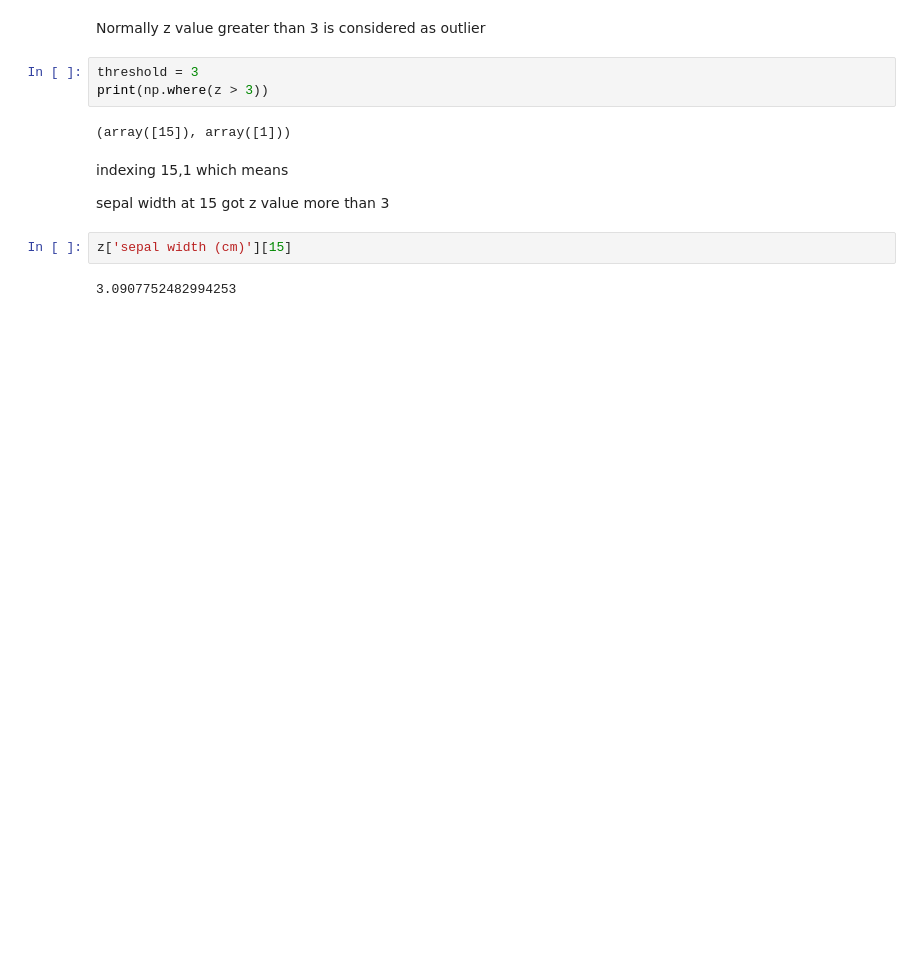
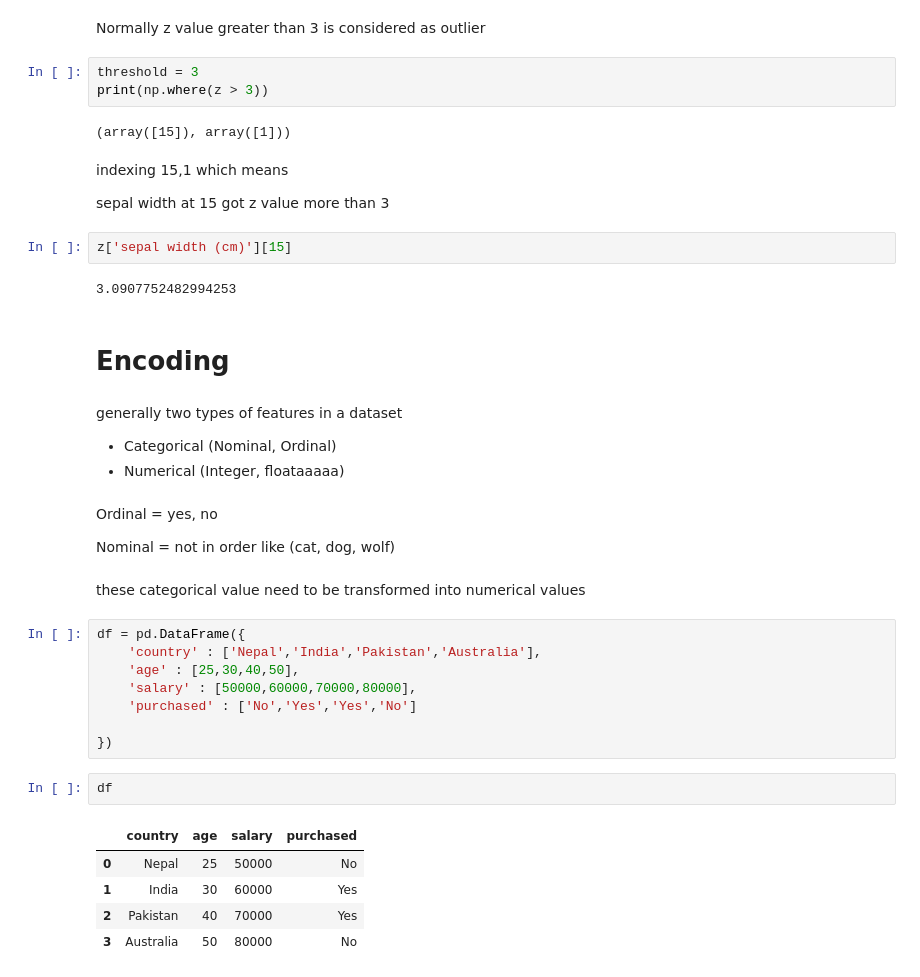
Before and after one commit to MekhzZ/AppliedStatisticsWithPython.ipynb, a Jupyter notebook: DataMining.ipynb, the cells around one changed output. Drawn from its saved outputs; the diff is of its cells as text; blank space fills up the shorter version.

```diff
--- a/DataMining.ipynb
+++ b/DataMining.ipynb
@@ -550,3 +550,32 @@ sepal width at 15 got z value more than 3
 z['sepal width (cm)'][15]
 # %% [output]
 3.0907752482994253
+# %% [markdown]
+# **Encoding**
+# %% [markdown]
+generally two types of features in a dataset
+
+*   Categorical (Nominal, Ordinal)
+*   Numerical (Integer, floataaaaa)
+# %% [markdown]
+Ordinal = yes, no
+
+Nominal = not in order like (cat, dog, wolf)
+# %% [markdown]
+these categorical value need to be transformed into numerical values
+# %%
+df = pd.DataFrame({
+    'country' : ['Nepal','India','Pakistan','Australia'],
+    'age' : [25,30,40,50],
+    'salary' : [50000,60000,70000,80000],
+    'purchased' : ['No','Yes','Yes','No']
+
+})
+# %%
+df
+# %% [output]
+|  | country | age | salary | purchased |
+| 0 | Nepal | 25 | 50000 | No |
+| 1 | India | 30 | 60000 | Yes |
+| 2 | Pakistan | 40 | 70000 | Yes |
+| 3 | Australia | 50 | 80000 | No |
```
Also changed, not shown: parts of 32 cells of this notebook.
